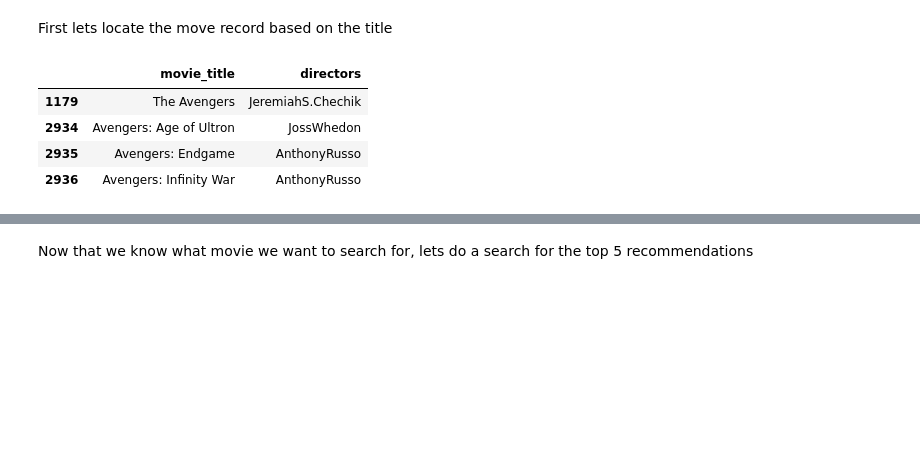
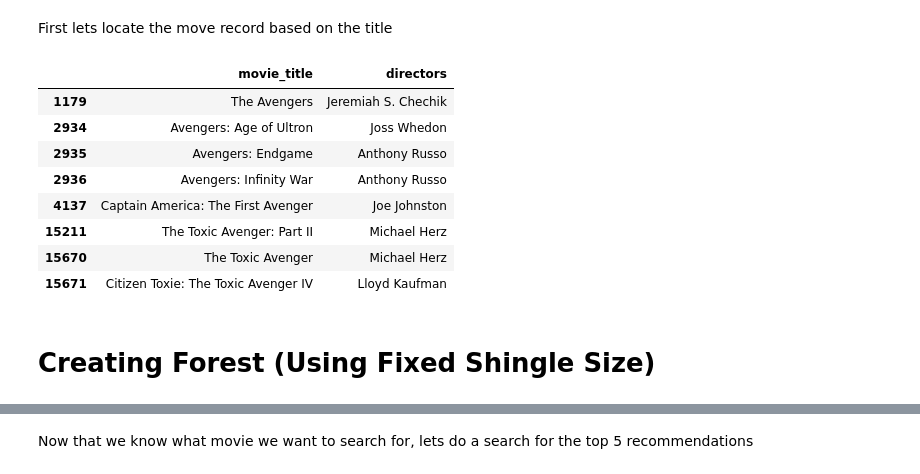
Before and after one commit to LaertXh/LLM-Project, a Jupyter notebook: CIS9665_FinalProject.ipynb, the cells around one changed output, grey strips where cells are left out. Drawn from its saved outputs; the diff is of its cells as text; code cells hidden in the pictures; blank space fills up the shorter version.

```diff
--- a/CIS9665_FinalProject-V0.3.0-standard.ipynb
+++ b/CIS9665_FinalProject.ipynb
@@ -85,8 +85,8 @@ df['directors'].head()
 4    Richard Fleischer
 Name: directors, dtype: object
 # %%
-#Limit the number of actors to the first two listed actors
-df['actors'] = df['actors'].str.split(',').str[:2].str.join(',')
+#Limit the number of actors to the first four listed actors
+df['actors'] = df['actors'].str.split(',').str[:4].str.join(',')
 # %%
 df['actors'].head()
 # %% [output]
@@ -154,6 +154,7 @@ df_cleaned.head()
 # %%
 # reset index
 df_cleaned = df_cleaned.reset_index(drop=True)
+df_cleaned_english = df_cleaned.copy()
 df_cleaned
 # %% [output]
 |  | movie_title | movie_info | content_rating | genres | directors | actors |
@@ -362,11 +412,17 @@ def search_movies(df, search_string):
     result_df = df[mask].copy()
     return result_df[['movie_title', 'directors']]
 # %%
-search_list = search_movies(df_cleaned, "avengers")
+search_list = search_movies(df_cleaned_english, "avenger")
 search_list
 # %% [output]
 |  | movie_title | directors |
-| 1179 | The Avengers | JeremiahS.Chechik |
-| 2934 | Avengers: Age of Ultron | JossWhedon |
-| 2935 | Avengers: Endgame | AnthonyRusso |
-| 2936 | Avengers: Infinity War | AnthonyRusso |
+| 1179 | The Avengers | Jeremiah S. Chechik |
+| 2934 | Avengers: Age of Ultron | Joss Whedon |
+| 2935 | Avengers: Endgame | Anthony Russo |
+| 2936 | Avengers: Infinity War | Anthony Russo |
+| 4137 | Captain America: The First Avenger | Joe Johnston |
+| 15211 | The Toxic Avenger: Part II | Michael Herz |
+| 15670 | The Toxic Avenger | Michael Herz |
+| 15671 | Citizen Toxie: The Toxic Avenger IV | Lloyd Kaufman |
+# %% [markdown]
+# Creating Forest (Using Fixed Shingle Size)
```
Also changed, not shown: parts of 21 cells of this notebook, 2 other files.
